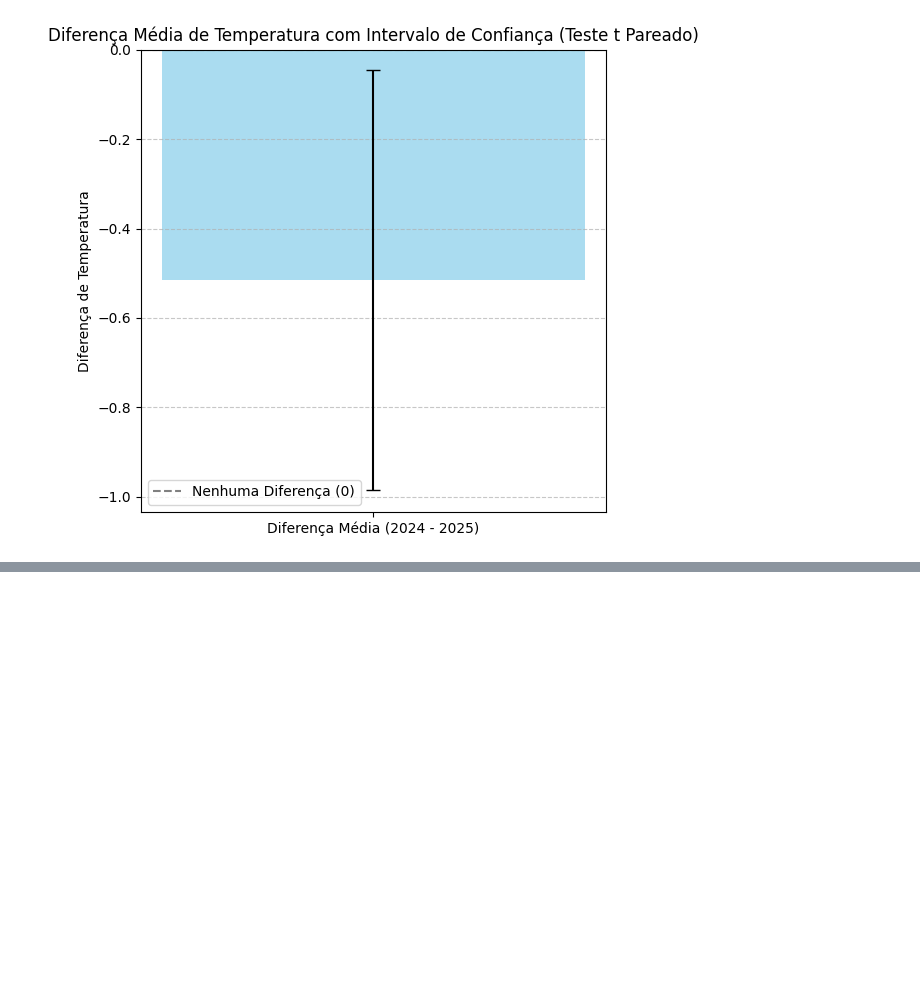
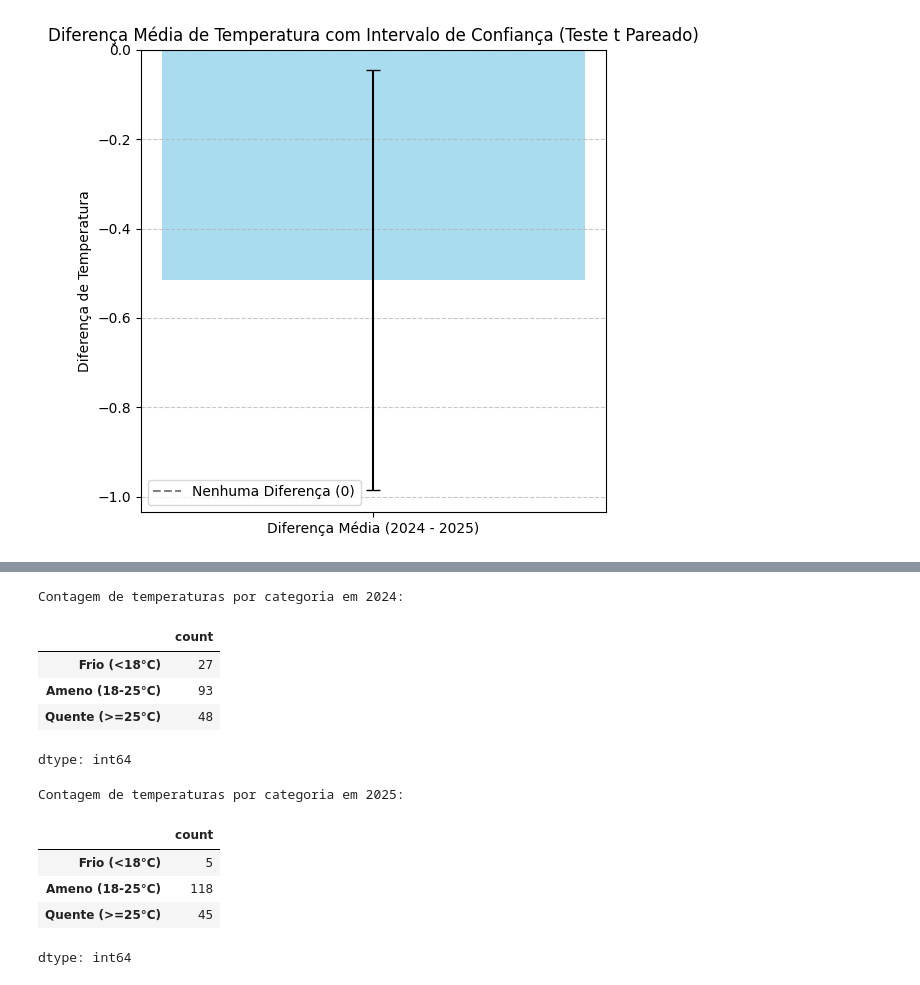
Before and after one commit to kauespacki/DataScience, a Jupyter notebook: datascience.ipynb, the cells around one changed output, grey strips where cells are left out. Drawn from its saved outputs; the diff is of its cells as text; code cells hidden in the pictures; blank space fills up the shorter version.

```diff
--- a/datascience.ipynb
+++ b/datascience.ipynb
@@ -407,0 +445,35 @@ Teste t pareado entre 2024 e 2025:
+# %%
+# Definir as categorias de temperatura e seus limites
+bins = [0, 18, 25, float('inf')] # Limites: [0, 18), [18, 25), [25, inf)
+labels = ['Frio (<18°C)', 'Ameno (18-25°C)', 'Quente (>=25°C)']
+
+# Categorizar os dados de 2024
+categorias_2024 = pd.cut(coluna_2024, bins=bins, labels=labels, right=False) # right=False para intervalos [a, b)
+
+# Contar a frequência em cada categoria para 2024
+contagem_categorias_2024 = categorias_2024.value_counts().sort_index()
+
+# Categorizar os dados de 2025
+categorias_2025 = pd.cut(coluna_2025, bins=bins, labels=labels, right=False)
+
+# Contar a frequência em cada categoria para 2025
+contagem_categorias_2025 = categorias_2025.value_counts().sort_index()
+
+print("Contagem de temperaturas por categoria em 2024:")
+display(contagem_categorias_2024)
+
+print("\nContagem de temperaturas por categoria em 2025:")
+display(contagem_categorias_2025)
+# %% [output]
+Contagem de temperaturas por categoria em 2024:
+|  | count |
+| Frio (<18°C) | 27 |
+| Ameno (18-25°C) | 93 |
+| Quente (>=25°C) | 48 |
+dtype: int64
+Contagem de temperaturas por categoria em 2025:
+|  | count |
+| Frio (<18°C) | 5 |
+| Ameno (18-25°C) | 118 |
+| Quente (>=25°C) | 45 |
+dtype: int64
```
Also changed, not shown: parts of 2 cells of this notebook.
